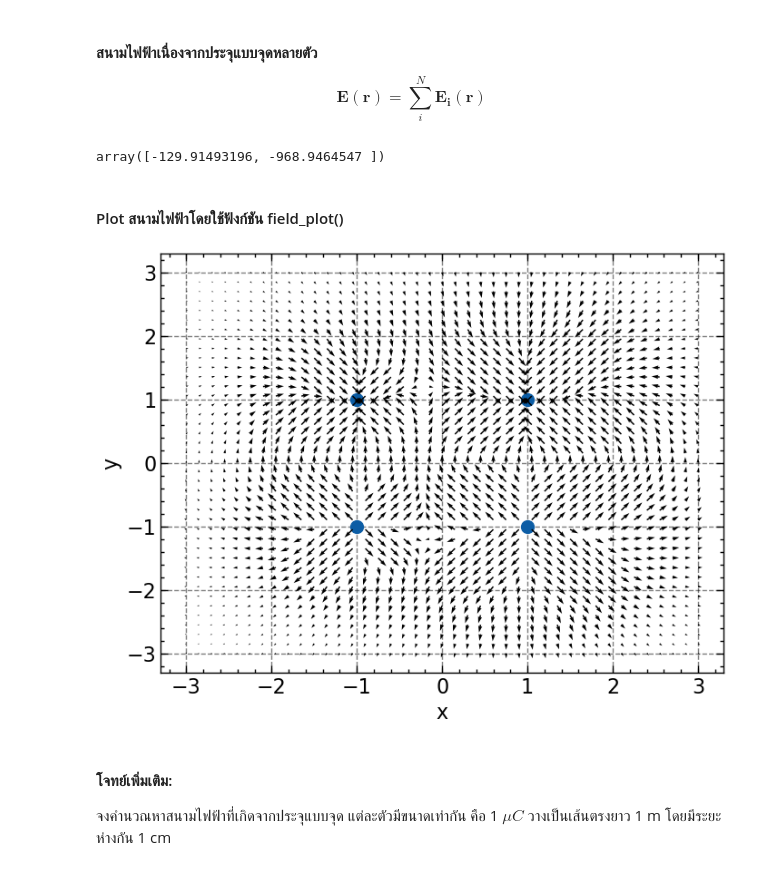
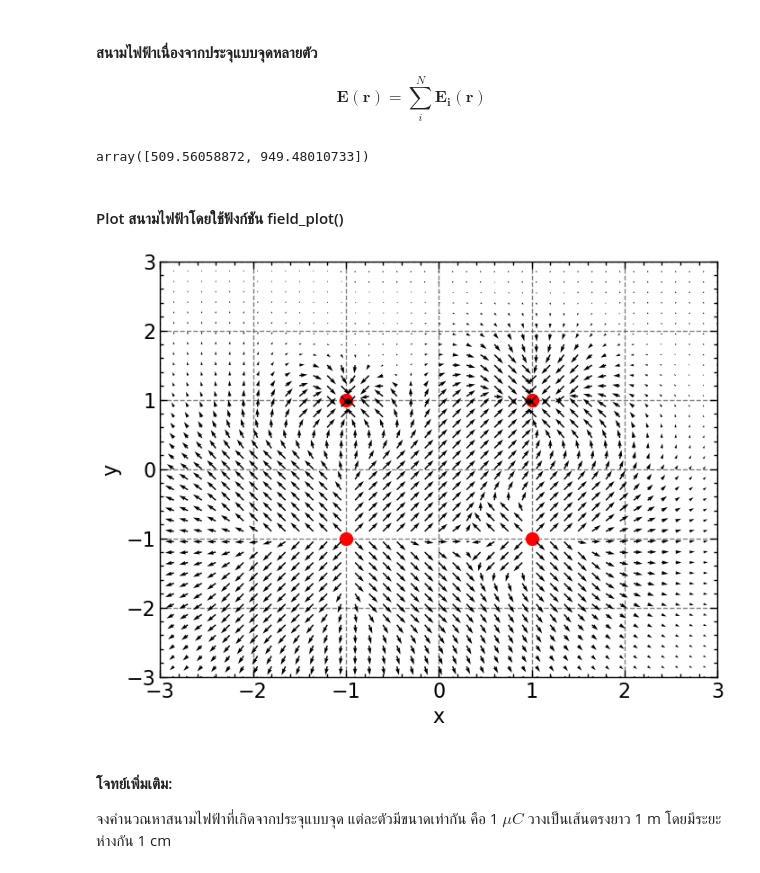
Before and after one commit to nayot/emag, a Jupyter notebook: Basic_Coulomb.ipynb, the cells around one changed output. Drawn from its saved outputs; the diff is of its cells as text; code cells hidden in the pictures.

```diff
--- a/Basic_Coulomb.ipynb
+++ b/Basic_Coulomb.ipynb
@@ -116,7 +116,7 @@ from libemag.emag_initials import *
 from libemag.plots import field_plot
 
 # ขนาดของประจุแต่ละตัว
-Qs = np.array([1e-6, -1e-6, 2.5e-6, -2.5e-6])
+Qs = np.array([10e-6, -1e-6, 2.5e-6, -2.5e-6])
 # ตำแหน่งของประจุ
 rps = np.array([[-1,-1], [-1, 1], [1, -1], [1, 1]])
 # Function ของสนามไฟฟ้า
@@ -133,17 +133,17 @@ def E_func(x, y):
 # %%
 E_func(1, 5)
 # %% [output]
-array([-129.91493196, -968.9464547 ])
+array([509.56058872, 949.48010733])
 # %% [markdown]
 #### Plot สนามไฟฟ้าโดยใช้ฟังก์ชัน field_plot()
 # %%
 X = rps[:, 0]
 Y = rps[:, 1]
-plt.scatter(X, Y, s=100)
+plt.scatter(X, Y, s=100, color='r')
 field_plot(E_func, x_min=-3, x_max=3, y_min=-3, y_max=3, num_grids=41)
 plt.show()
 # %% [output]
-[figure, old version]
+[figure, new version]
 # %% [markdown]
 #### โจทย์เพิ่มเติม:
 จงคำนวณหาสนามไฟฟ้าที่เกิดจากประจุแบบจุด แต่ละตัวมีขนาดเท่ากัน คือ 1 $\mu C$ วางเป็นเส้นตรงยาว 1 m โดยมีระยะห่างกัน 1 cm
```
Also changed, not shown: parts of 2 cells of this notebook, 2 other files.
